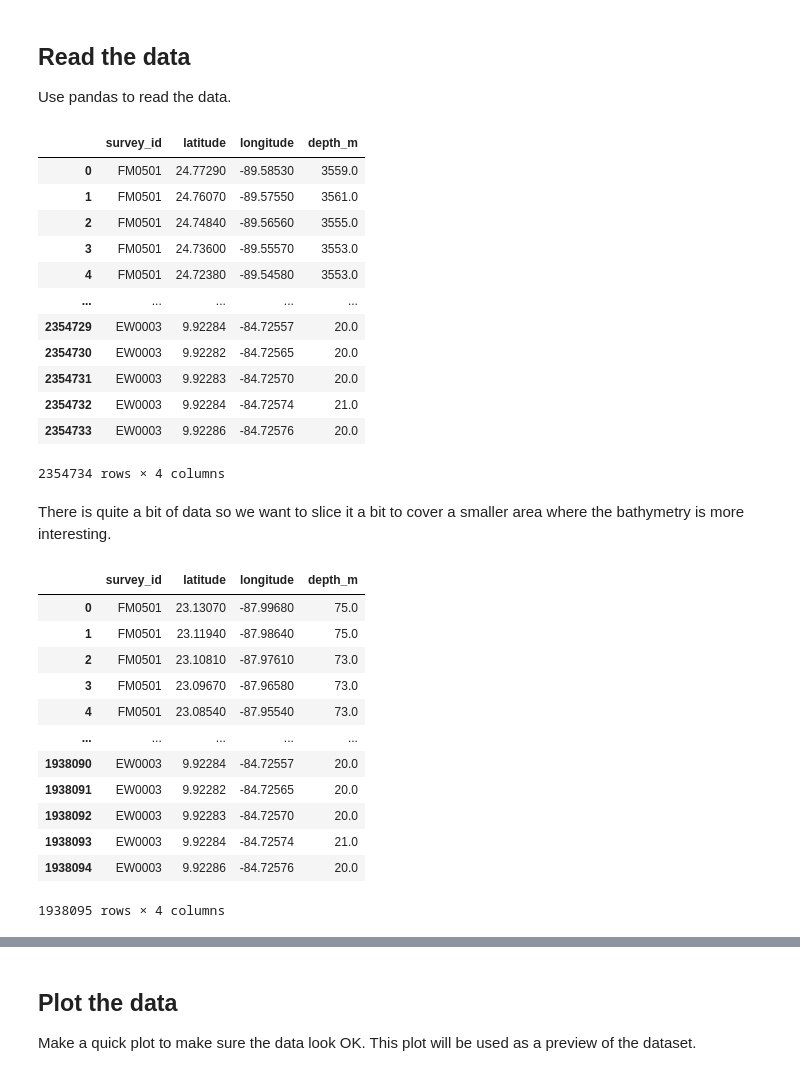
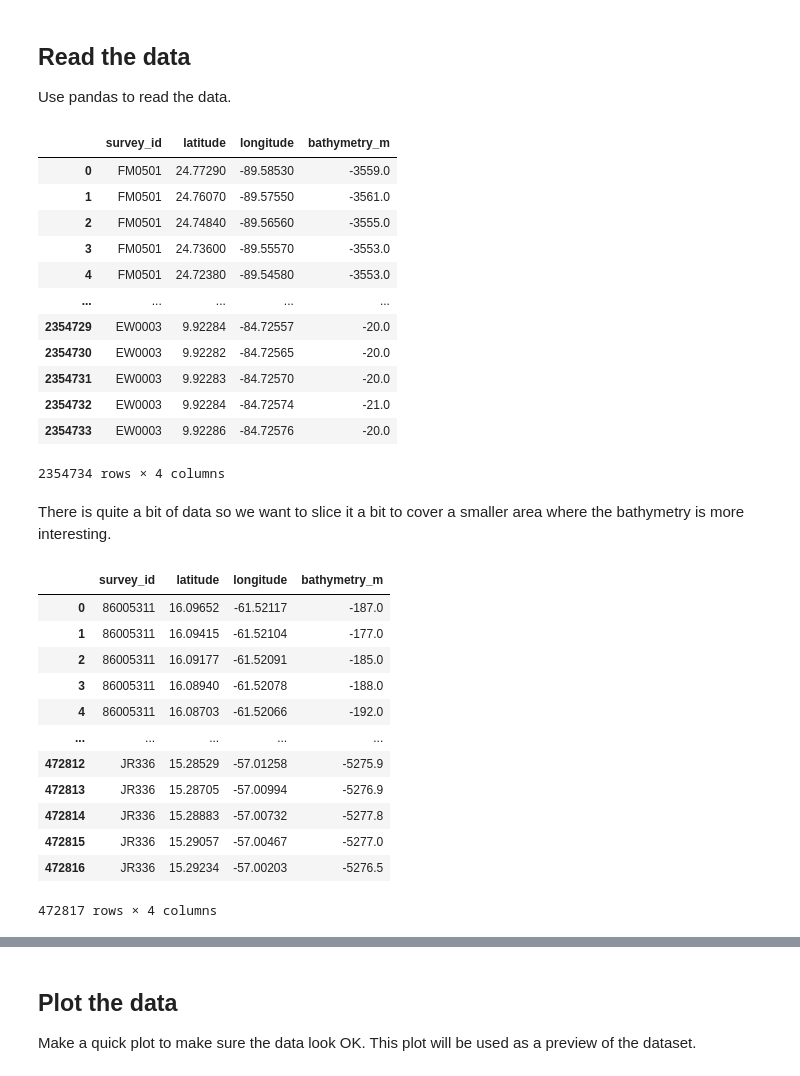
Before and after one commit to fatiando-data/caribbean-bathymetry, a Jupyter notebook: prepare.ipynb, the cells around one changed output, grey strips where cells are left out. Drawn from its saved outputs; the diff is of its cells as text; code cells hidden in the pictures.

```diff
--- a/prepare.ipynb
+++ b/prepare.ipynb
@@ -41,41 +41,42 @@ data_full = data_full.rename(
         SURVEY_ID="survey_id",
         LAT="latitude",
         LON="longitude",
-        CORR_DEPTH="depth_m",
+        CORR_DEPTH="bathymetry_m",
     )
 )
+data_full.bathymetry_m *= -1
 data_full
 # %% [output]
-|  | survey_id | latitude | longitude | depth_m |
-| 0 | FM0501 | 24.77290 | -89.58530 | 3559.0 |
-| 1 | FM0501 | 24.76070 | -89.57550 | 3561.0 |
-| 2 | FM0501 | 24.74840 | -89.56560 | 3555.0 |
-| 3 | FM0501 | 24.73600 | -89.55570 | 3553.0 |
-| 4 | FM0501 | 24.72380 | -89.54580 | 3553.0 |
+|  | survey_id | latitude | longitude | bathymetry_m |
+| 0 | FM0501 | 24.77290 | -89.58530 | -3559.0 |
+| 1 | FM0501 | 24.76070 | -89.57550 | -3561.0 |
+| 2 | FM0501 | 24.74840 | -89.56560 | -3555.0 |
+| 3 | FM0501 | 24.73600 | -89.55570 | -3553.0 |
+| 4 | FM0501 | 24.72380 | -89.54580 | -3553.0 |
 | ... | ... | ... | ... | ... |
-| 2354729 | EW0003 | 9.92284 | -84.72557 | 20.0 |
-| 2354730 | EW0003 | 9.92282 | -84.72565 | 20.0 |
-| 2354731 | EW0003 | 9.92283 | -84.72570 | 20.0 |
-| 2354732 | EW0003 | 9.92284 | -84.72574 | 21.0 |
-| 2354733 | EW0003 | 9.92286 | -84.72576 | 20.0 |
+| 2354729 | EW0003 | 9.92284 | -84.72557 | -20.0 |
+| 2354730 | EW0003 | 9.92282 | -84.72565 | -20.0 |
+| 2354731 | EW0003 | 9.92283 | -84.72570 | -20.0 |
+| 2354732 | EW0003 | 9.92284 | -84.72574 | -21.0 |
+| 2354733 | EW0003 | 9.92286 | -84.72576 | -20.0 |
 2354734 rows × 4 columns
 # %% [markdown]
 There is quite a bit of data so we want to slice it a bit to cover a smaller area where the bathymetry is more interesting.
 # %%
-region_latlon = (-88, -59, 7, 24)
-data = data_full[vd.inside((data_full.longitude, data_full.latitude), region=region_latlon)].reset_index(drop=True)
-data
+region_latlon = (-68, -57, 9, 17)
+data_cropped = data_full[vd.inside((data_full.longitude, data_full.latitude), region=region_latlon)].reset_index(drop=True)
+data_cropped
 # %% [output]
-|  | survey_id | latitude | longitude | depth_m |
-| 0 | FM0501 | 23.13070 | -87.99680 | 75.0 |
-| 1 | FM0501 | 23.11940 | -87.98640 | 75.0 |
-| 2 | FM0501 | 23.10810 | -87.97610 | 73.0 |
-| 3 | FM0501 | 23.09670 | -87.96580 | 73.0 |
-| 4 | FM0501 | 23.08540 | -87.95540 | 73.0 |
+|  | survey_id | latitude | longitude | bathymetry_m |
+| 0 | 86005311 | 16.09652 | -61.52117 | -187.0 |
+| 1 | 86005311 | 16.09415 | -61.52104 | -177.0 |
+| 2 | 86005311 | 16.09177 | -61.52091 | -185.0 |
+| 3 | 86005311 | 16.08940 | -61.52078 | -188.0 |
+| 4 | 86005311 | 16.08703 | -61.52066 | -192.0 |
 | ... | ... | ... | ... | ... |
-| 1938090 | EW0003 | 9.92284 | -84.72557 | 20.0 |
-| 1938091 | EW0003 | 9.92282 | -84.72565 | 20.0 |
-| 1938092 | EW0003 | 9.92283 | -84.72570 | 20.0 |
-| 1938093 | EW0003 | 9.92284 | -84.72574 | 21.0 |
-| 1938094 | EW0003 | 9.92286 | -84.72576 | 20.0 |
+| 472812 | JR336 | 15.28529 | -57.01258 | -5275.9 |
+| 472813 | JR336 | 15.28705 | -57.00994 | -5276.9 |
+| 472814 | JR336 | 15.28883 | -57.00732 | -5277.8 |
+| 472815 | JR336 | 15.29057 | -57.00467 | -5277.0 |
+| 472816 | JR336 | 15.29234 | -57.00203 | -5276.5 |
-1938095 rows × 4 columns
+472817 rows × 4 columns
```
Also changed, not shown: parts of 8 cells of this notebook, 3 other files.
